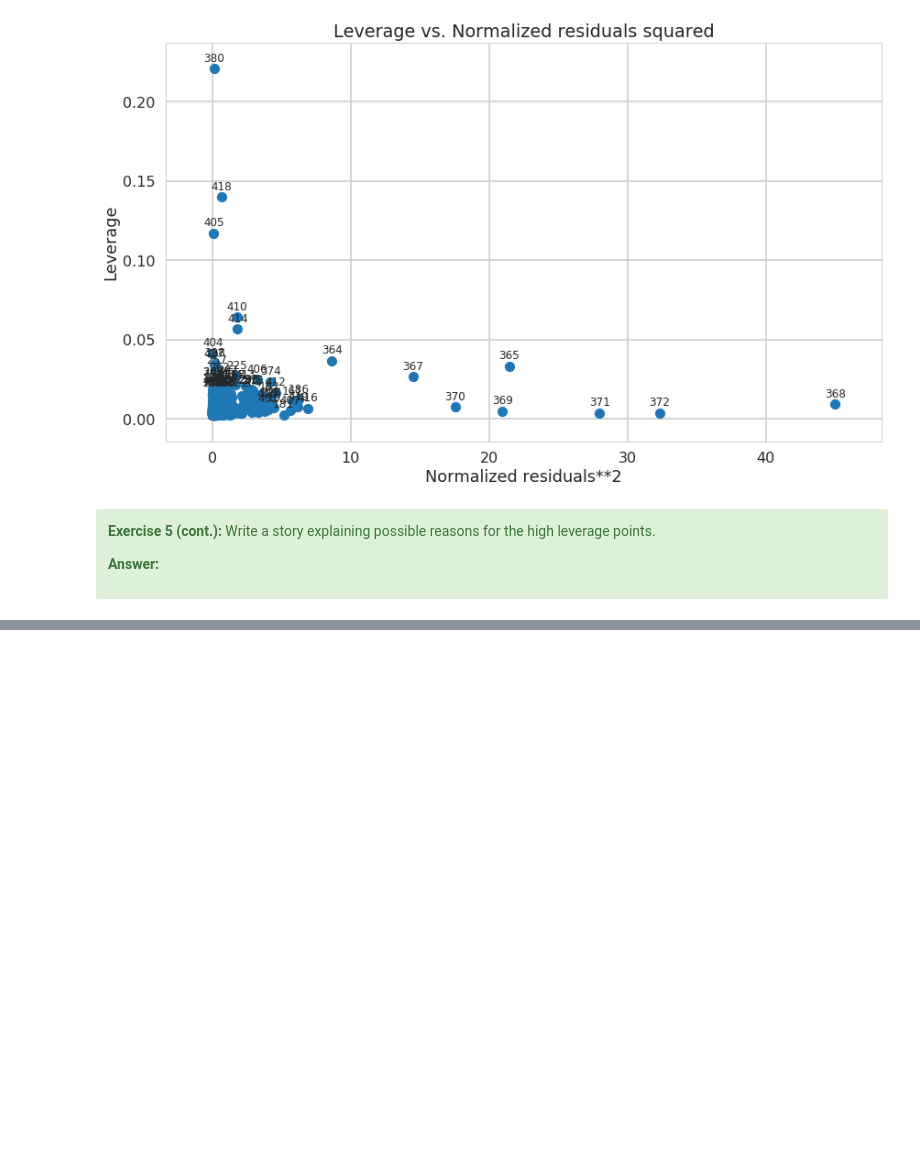
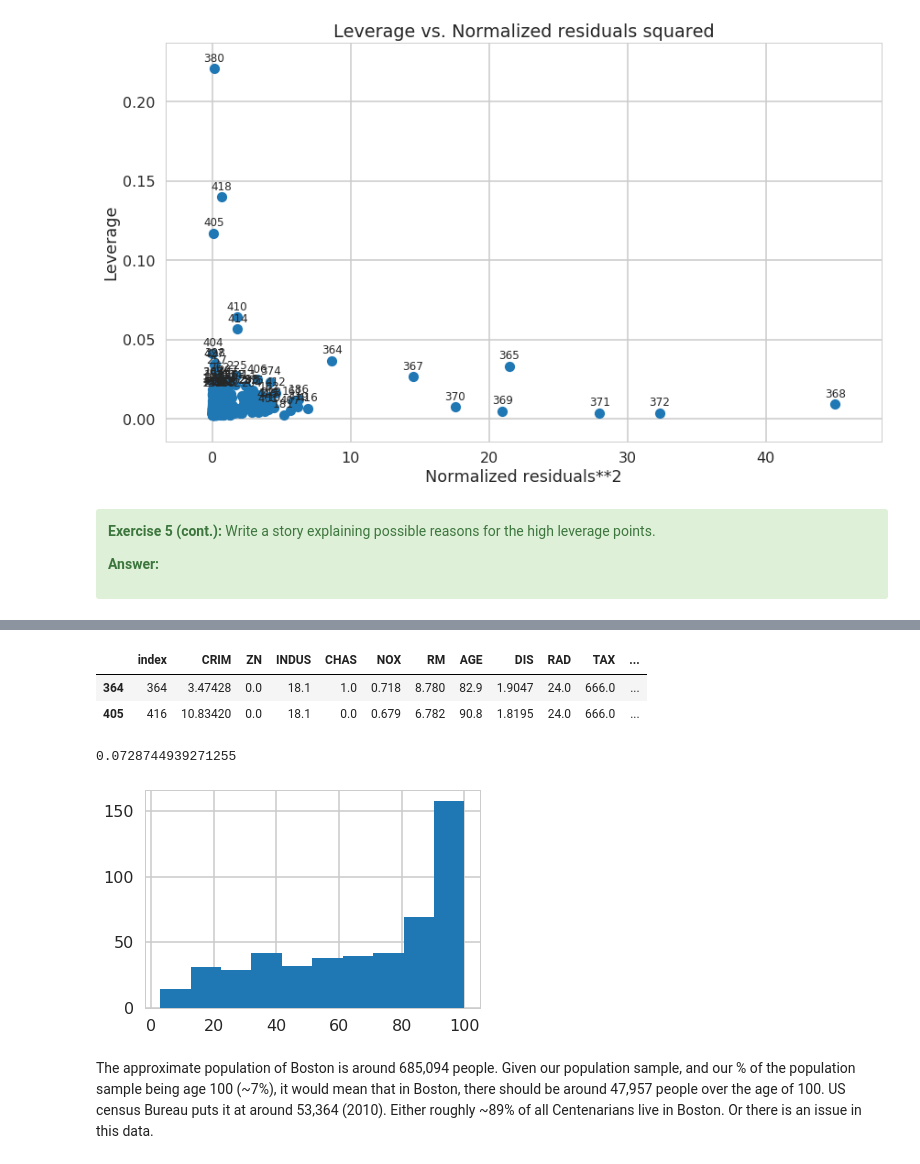
Before and after one commit to SethDKelly/Springboard, a Jupyter notebook: sec11/linear_regression/Mini_Project_Linear_Regression.ipynb, the cells around one changed output, grey strips where cells are left out. Saved outputs shown, nothing was run; the diff lists cells and outputs as text; code cells hidden in the pictures; blank space fills up the shorter version.

```diff
--- a/sec11/linear_regression/Mini_Project_Linear_Regression.ipynb
+++ b/sec11/linear_regression/Mini_Project_Linear_Regression.ipynb
@@ -1356,0 +1461,17 @@ print(ols_x.summary())
+# %%
+clean_bos[crp_cleaned.resid < (crp_cleaned.resid.mean() + (-4.63*3))]
+# %% [output]
+|  | index | CRIM | ZN | INDUS | CHAS | NOX | RM | AGE | DIS | RAD | TAX | ... |
+| 364 | 364 | 3.47428 | 0.0 | 18.1 | 1.0 | 0.718 | 8.780 | 82.9 | 1.9047 | 24.0 | 666.0 | ... |
+| 405 | 416 | 10.83420 | 0.0 | 18.1 | 0.0 | 0.679 | 6.782 | 90.8 | 1.8195 | 24.0 | 666.0 | ... |
+# %%
+len(clean_bos[clean_bos.AGE == 100].AGE.values)/len(clean_bos.AGE)
+# %% [output]
+0.0728744939271255
+# %%
+plt.hist(clean_bos.AGE)
+plt.show()
+# %% [output]
+[figure, added]
+# %% [markdown]
+The approximate population of Boston is around 685,094 people. Given our population sample, and our % of the population sample being age 100 (~7%), it would mean that in Boston, there should be around 47,957 people over the age of 100. US census Bureau puts it at around 53,364 (2010). Either roughly ~89% of all Centenarians live in Boston. Or there is an issue in this data.
```
Also changed, not shown: parts of 27 cells of this notebook.
